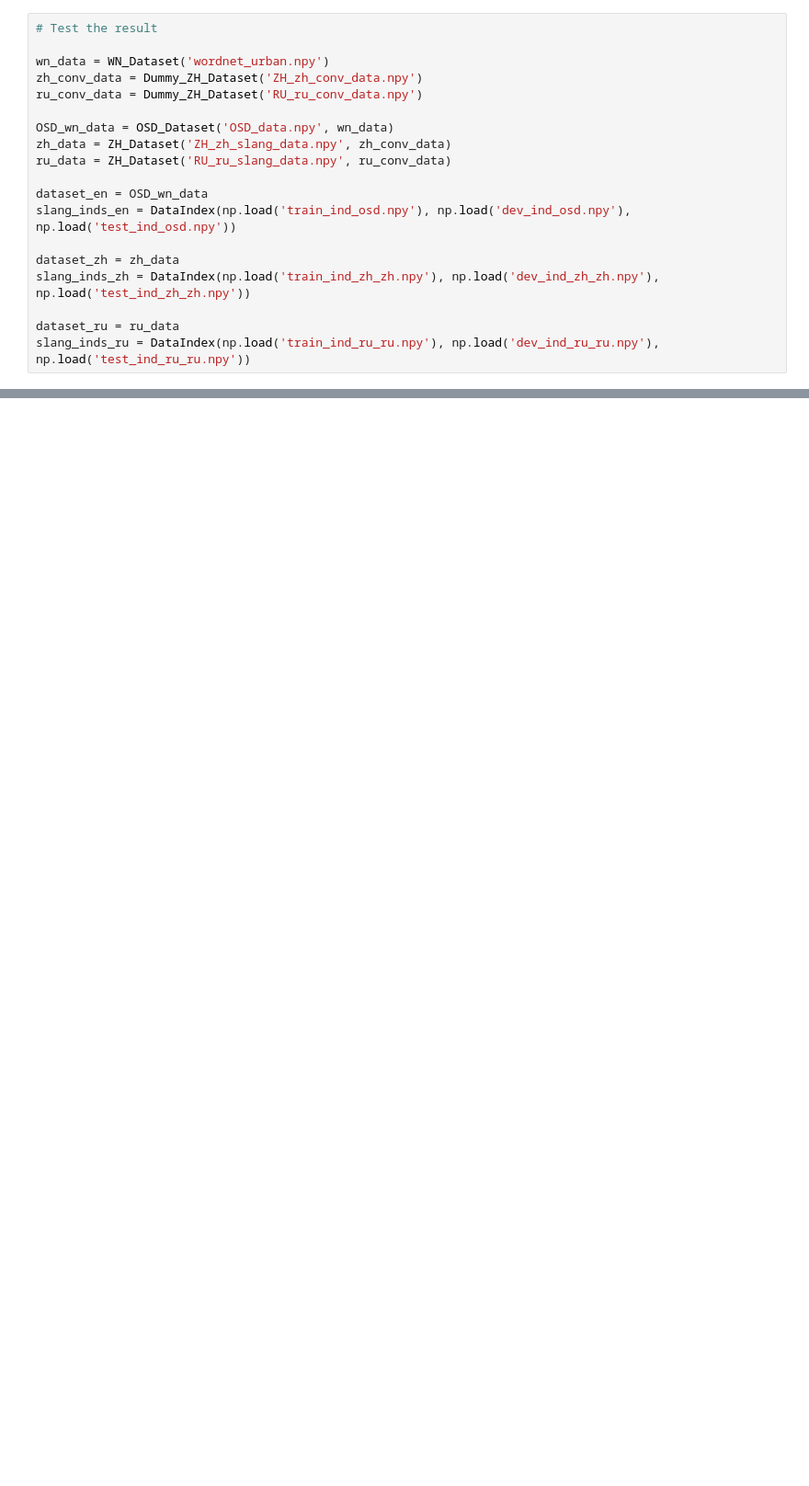
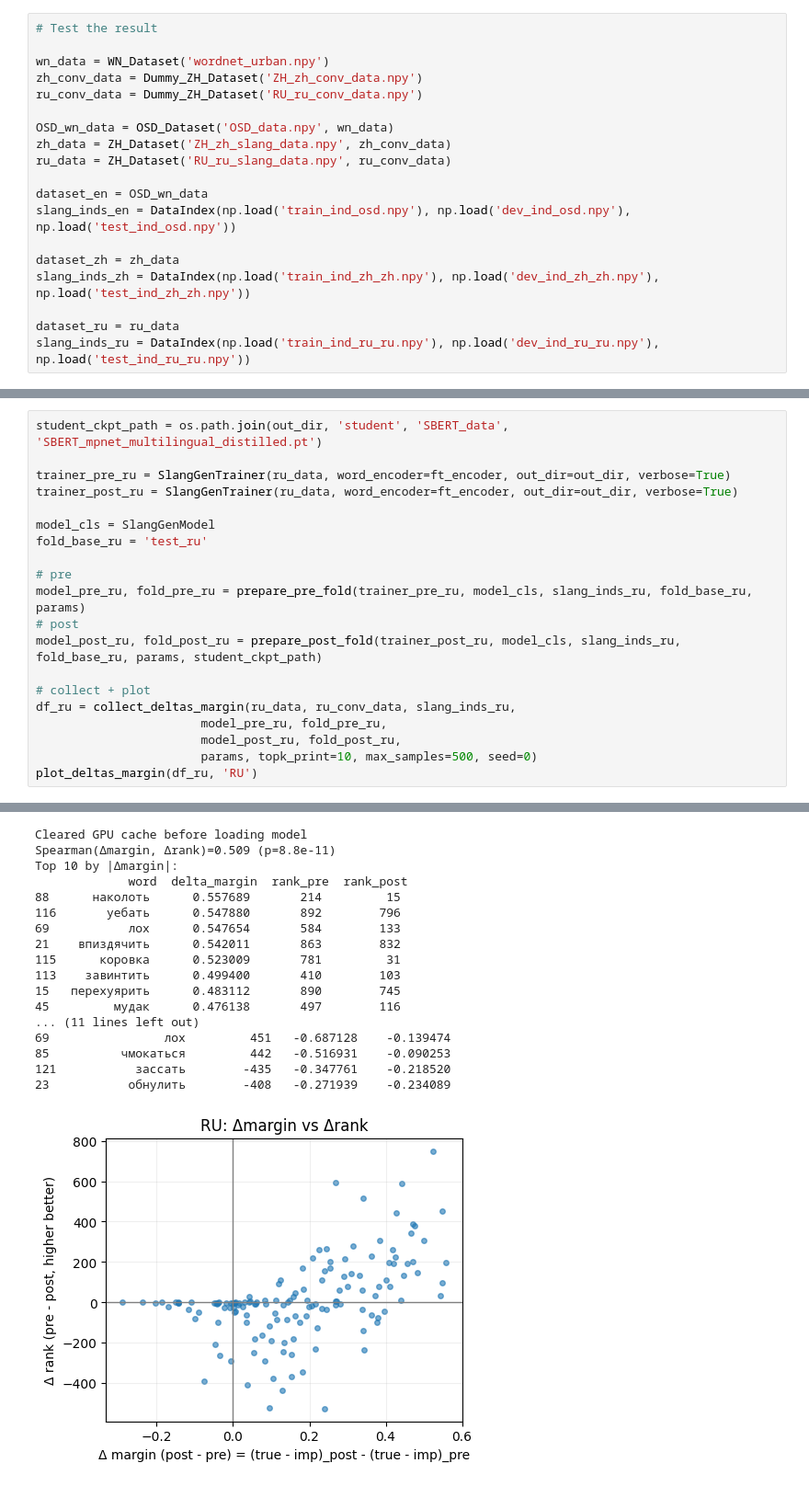
Before and after one commit to Huangtubaye233/Multilingual_Slang, a Jupyter notebook: slanggen/Demo/Multilingual_Distill_Demo.ipynb, the cells around one changed output, grey strips where cells are left out. Shown: that part at 92% size. Cells and saved outputs as stored; diff of their text form; blank space fills up the shorter version.

```diff
--- a/slanggen/Demo/Multilingual_Distill_Demo.ipynb
+++ b/slanggen/Demo/Multilingual_Distill_Demo.ipynb
@@ -545,0 +704,21 @@ RU Pearson(sim, 1/rank): 0.495 (p=3.3e-10)
+# %%
+student_ckpt_path = os.path.join(out_dir, 'student', 'SBERT_data', 'SBERT_mpnet_multilingual_distilled.pt')
+
+trainer_pre_ru = SlangGenTrainer(ru_data, word_encoder=ft_encoder, out_dir=out_dir, verbose=True)
+trainer_post_ru = SlangGenTrainer(ru_data, word_encoder=ft_encoder, out_dir=out_dir, verbose=True)
+
+model_cls = SlangGenModel
+fold_base_ru = 'test_ru'
+
+# pre
+model_pre_ru, fold_pre_ru = prepare_pre_fold(trainer_pre_ru, model_cls, slang_inds_ru, fold_base_ru, params)
+# post
+model_post_ru, fold_post_ru = prepare_post_fold(trainer_post_ru, model_cls, slang_inds_ru, fold_base_ru, params, student_ckpt_path)
+
+# collect + plot
+df_ru = collect_deltas_margin(ru_data, ru_conv_data, slang_inds_ru,
+                       model_pre_ru, fold_pre_ru,
+                       model_post_ru, fold_post_ru,
+                       params, topk_print=10, max_samples=500, seed=0)
+plot_deltas_margin(df_ru, 'RU')
+# %% [output]
@@ -545,0 +744,18 @@ RU Pearson(sim, 1/rank): 0.495 (p=3.3e-10)
+Cleared GPU cache before loading model
+Spearman(Δmargin, Δrank)=0.509 (p=8.8e-11)
+Top 10 by |Δmargin|:
+             word  delta_margin  rank_pre  rank_post
+88      наколоть      0.557689       214         15
+116       уебать      0.547880       892        796
+69           лох      0.547654       584        133
+21    впиздячить      0.542011       863        832
+115      коровка      0.523009       781         31
+113    завинтить      0.499400       410        103
+15   перехуярить      0.483112       890        745
+45         мудак      0.476138       497        116
+... (11 lines left out)
+69                лох         451   -0.687128    -0.139474
+85          чмокаться         442   -0.516931    -0.090253
+121           зассать        -435   -0.347761    -0.218520
+23           обнулить        -408   -0.271939    -0.234089
+[figure, added]
```
Also changed, not shown: parts of 21 cells of this notebook, 51 other files.
